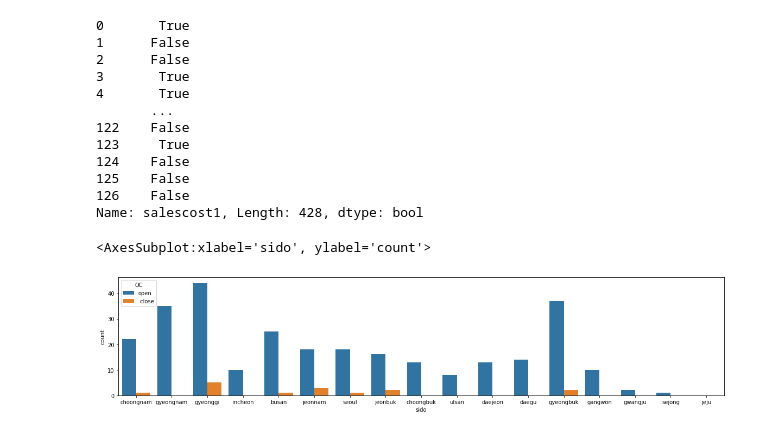
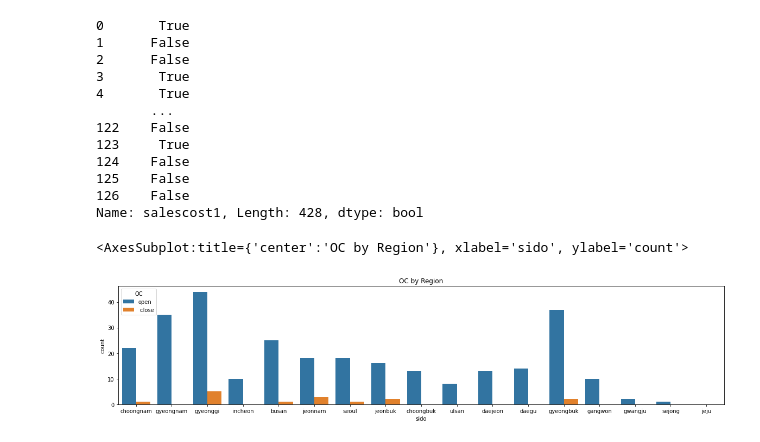
Before and after one commit to hhh6593/Dacon, a Jupyter notebook: Dacon_project_notebook.ipynb, the cells around one changed output. Saved outputs shown, nothing was run; the diff lists cells and outputs as text; code cells hidden in the pictures.

```diff
--- a/Dacon_project_notebook.ipynb
+++ b/Dacon_project_notebook.ipynb
@@ -101,6 +101,7 @@ alldata #openDate 소숫점 제거
 428 rows × 58 columns
 # %%
 alldata['openDate']=pd.to_datetime(alldata['openDate'])
+alldata['year']=alldata['openDate'].dt.year
 alldata
 # %% [output]
 |  | inst_id | OC | sido | sgg | openDate | bedCount | instkind | revenue1 | salescost1 | sga1 | ... |
@@ -133,10 +134,11 @@ alldata['salescost1']==0
 Name: salescost1, Length: 428, dtype: bool
 # %%
 plt.figure(figsize=(20,4))
+plt.title('OC by Region')
 sns.countplot(alldata['sido'], hue=alldata['OC'])
 # %% [output]
-<AxesSubplot:xlabel='sido', ylabel='count'>
+<AxesSubplot:title={'center':'OC by Region'}, xlabel='sido', ylabel='count'>
-[figure, old version]
+[figure, new version]
 # %%
 alldata2=alldata.drop(['inst_id','OC','sido','sgg','openDate','instkind','ownerChange','employee1','employee2'], axis=1)
 alldata2
```
Also changed, not shown: parts of 8 cells of this notebook.
